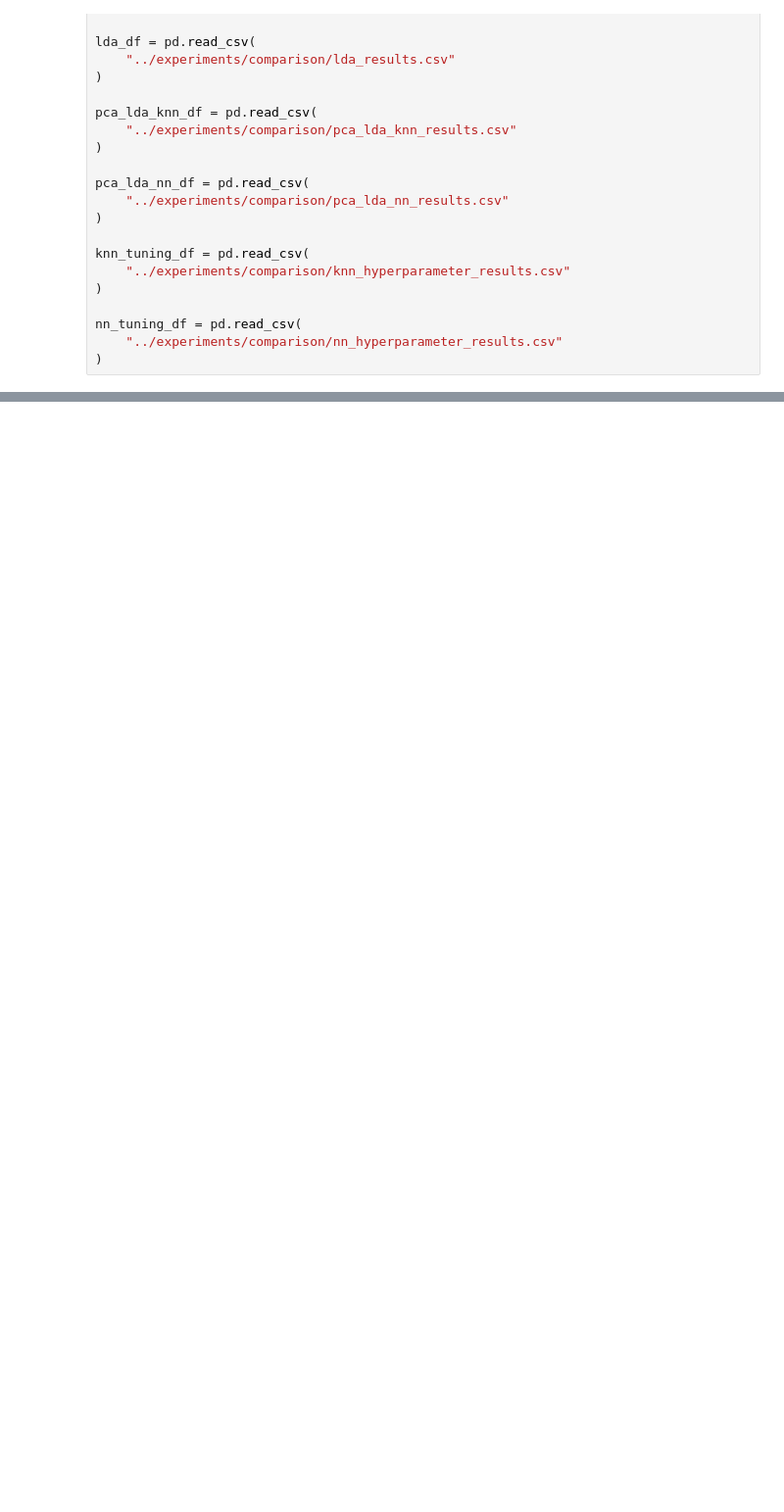
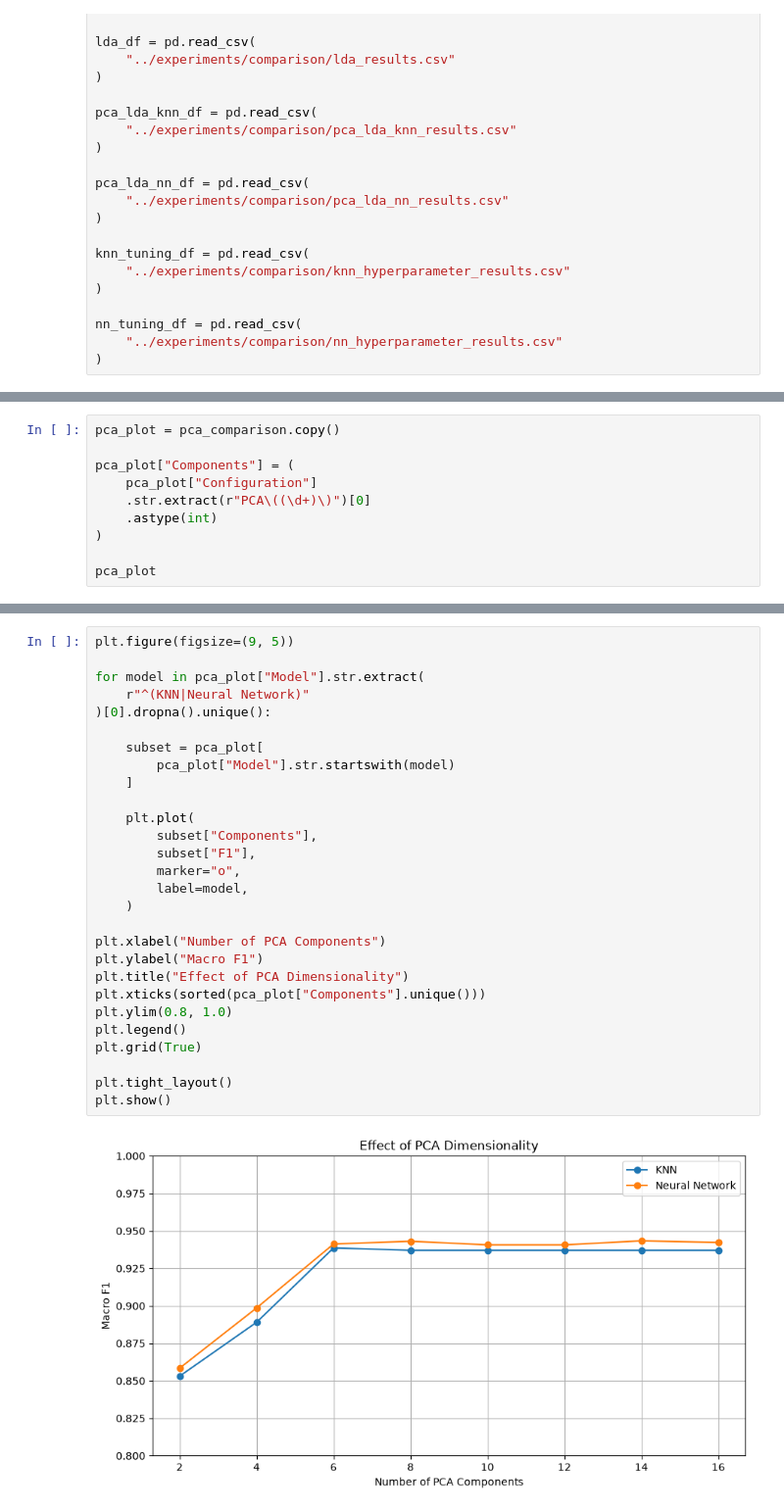
Before and after one commit to pvq-vn/dry-bean-ml, a Jupyter notebook: notebooks/07_model_comparison.ipynb, the cells around one changed output, grey strips where cells are left out. Shown at 98% size. Drawn from its saved outputs; the diff is of its cells as text; blank space fills up the shorter version.

```diff
--- a/notebooks/07_model_comparison.ipynb
+++ b/notebooks/07_model_comparison.ipynb
@@ -37,0 +323,10 @@ nn_tuning_df = pd.read_csv(
+# %%
+pca_plot = pca_comparison.copy()
+
+pca_plot["Components"] = (
+    pca_plot["Configuration"]
+    .str.extract(r"PCA\((\d+)\)")[0]
+    .astype(int)
+)
+
+pca_plot
@@ -37,0 +351,30 @@ nn_tuning_df = pd.read_csv(
+# %%
+plt.figure(figsize=(9, 5))
+
+for model in pca_plot["Model"].str.extract(
+    r"^(KNN|Neural Network)"
+)[0].dropna().unique():
+
+    subset = pca_plot[
+        pca_plot["Model"].str.startswith(model)
+    ]
+
+    plt.plot(
+        subset["Components"],
+        subset["F1"],
+        marker="o",
+        label=model,
+    )
+
+plt.xlabel("Number of PCA Components")
+plt.ylabel("Macro F1")
+plt.title("Effect of PCA Dimensionality")
+plt.xticks(sorted(pca_plot["Components"].unique()))
+plt.ylim(0.8, 1.0)
+plt.legend()
+plt.grid(True)
+
+plt.tight_layout()
+plt.show()
+# %% [output]
+[figure, added]
```
Also changed, not shown: parts of 24 cells of this notebook, 1 other file.
